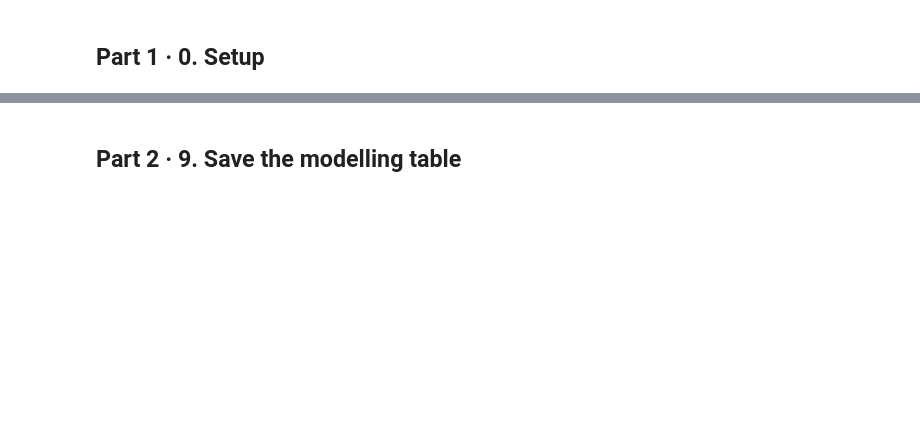
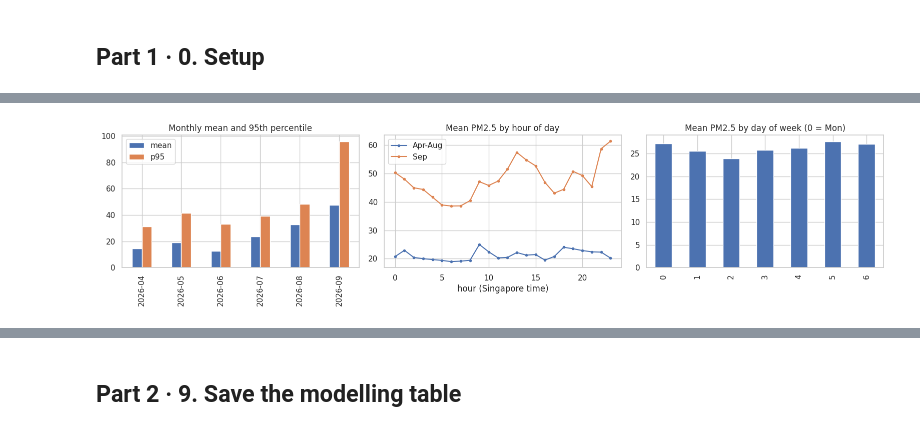
Before and after one commit to ZaField/Transboundary-Haze-Forecasting, a Jupyter notebook: Transboundary_Haze_Forecasting.ipynb, the cells around one changed output, grey strips where cells are left out. Drawn from its saved outputs; the diff is of its cells as text; code cells hidden in the pictures; blank space fills up the shorter version.

Commit message:
New Data & Refactor Everything

```diff
--- a/Transboundary_Haze_Forecasting.ipynb
+++ b/Transboundary_Haze_Forecasting.ipynb
@@ -993,0 +174,21 @@ display(pd.DataFrame(rows_out).round(1).pivot_table(index=["horizon", "baseline"
+# %%
+wx = pd.concat([pd.read_csv(f, skipinitialspace=True) for f in wx_files], ignore_index=True)
+wx.columns = [c.strip() for c in wx.columns]
+wx["date"] = pd.to_datetime(dict(year=wx["Year"], month=wx["Month"], day=wx["Day"]))
+num_cols = [c for c in wx.columns if c not in ("Station", "Year", "Month", "Day", "date")]
+for c in num_cols:
+    wx[c] = pd.to_numeric(wx[c].astype(str).str.strip(), errors="coerce")      # "-" becomes NaN
+
+print("Station:", wx["Station"].iloc[0], "|", wx["date"].min().date(), "->", wx["date"].max().date(), "|", len(wx), "days")
+exp_days = pd.date_range(wx["date"].min(), wx["date"].max(), freq="D")
+print("Missing calendar days:", len(exp_days.difference(wx["date"])), "| duplicate days:", int(wx["date"].duplicated().sum()))
+miss = wx[num_cols].isna().mean().mul(100).round(1).to_frame("missing_%")
+display(miss)
+empty = list(miss.index[miss["missing_%"] == 100])
+print("Columns with no data at all (dropped):", empty)
+
+daily = wx.set_index("date").sort_index()[["Daily Rainfall Total (mm)", "Highest 60 min Rainfall (mm)",
+                                            "Mean Wind Speed (km/h)", "Max Wind Speed (km/h)"]]
+daily.columns = ["rain_mm", "rain_max60_mm", "wind_mean_kmh", "wind_max_kmh"]
+assert daily.notna().all().all() and daily.index.is_unique
+display(daily.describe().round(1).T)
@@ -993,0 +272,10 @@ display(pd.DataFrame(rows_out).round(1).pivot_table(index=["horizon", "baseline"
+# %%
+g = hourly["pm25"].groupby(hourly.index.to_period("M"))
+monthly = pd.DataFrame({"observed_hours": g.count(), "mean": g.mean(), "p95": g.quantile(0.95), "max": g.max(),
+                        "pct_hours_above_55": g.apply(lambda s: (s.dropna() > 55).mean() * 100),
+                        "hours_above_150": g.apply(lambda s: int((s > 150).sum()))}).round(1)
+print("PM2.5 by month (NEA 1-hour bands: Normal <=55, Elevated 56-150, High 151-250, Very High >250 ug/m3)")
+display(monthly)
+tot = hourly["pm25"].dropna()
+print(f"Overall: mean {tot.mean():.1f}, median {tot.median():.1f}, max {tot.max():.1f} ug/m3 | "
+      f"{(tot > 55).mean()*100:.1f}% of hours above 55, {int((tot > 150).sum())} hours above 150, {int((tot > 250).sum())} above 250")
@@ -993,0 +303,12 @@ display(pd.DataFrame(rows_out).round(1).pivot_table(index=["horizon", "baseline"
+# %%
+fig, axes = plt.subplots(1, 3, figsize=(16, 4))
+monthly[["mean", "p95"]].plot.bar(ax=axes[0]); axes[0].set_title("Monthly mean and 95th percentile"); axes[0].set_xlabel("")
+d_ = hourly["pm25"]
+early, late = d_[d_.index < "2026-09-01"], d_[d_.index >= "2026-09-01"]
+early.groupby(early.index.hour).mean().plot(ax=axes[1], marker="o", ms=3, label="Apr-Aug")
+late.groupby(late.index.hour).mean().plot(ax=axes[1], marker="o", ms=3, label="Sep")
+axes[1].set_title("Mean PM2.5 by hour of day"); axes[1].legend(); axes[1].set_xlabel("hour (Singapore time)")
+d_.groupby(d_.index.dayofweek).mean().plot.bar(ax=axes[2]); axes[2].set_title("Mean PM2.5 by day of week (0 = Mon)"); axes[2].set_xlabel("")
+plt.tight_layout(); plt.show()
+# %% [output]
+[figure, added]
```
Also changed, not shown: parts of 156 cells of this notebook.
